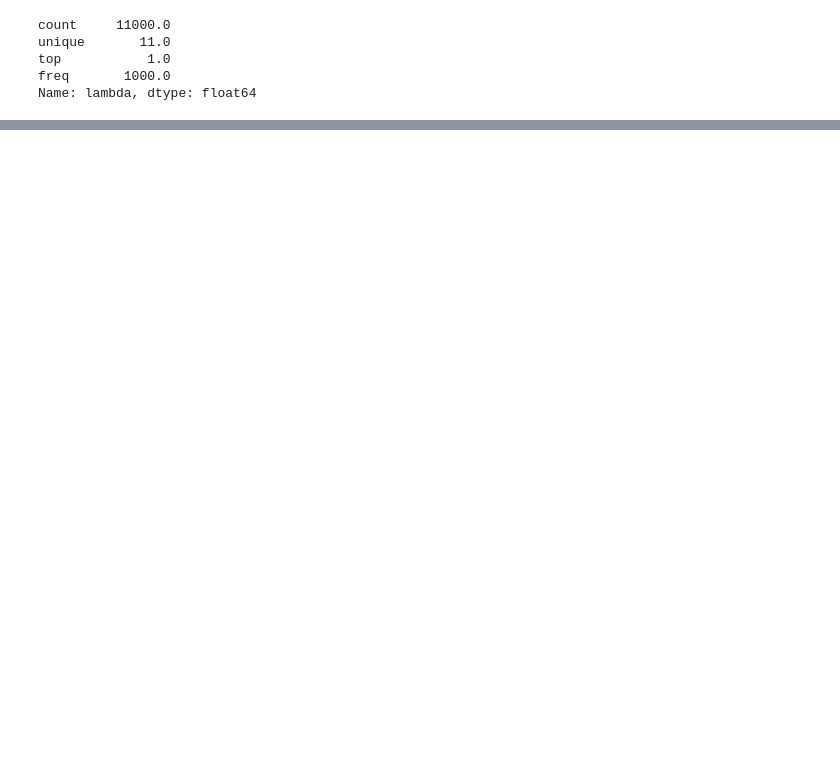
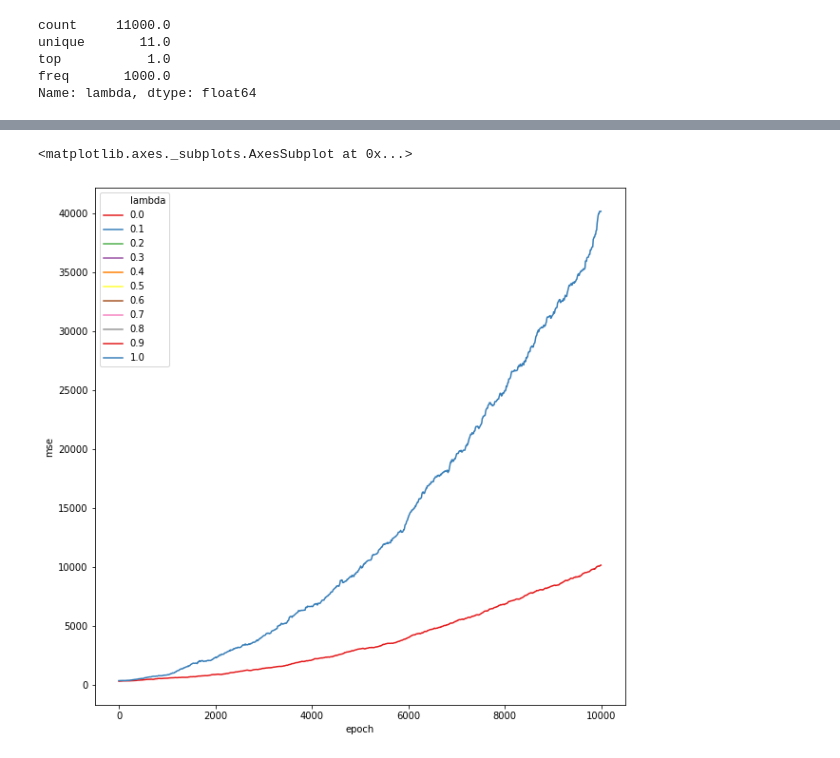
Before and after one commit to shantanusingh16/rl, a Jupyter notebook: Easy21.ipynb, the cells around one changed output, grey strips where cells are left out. Saved outputs shown, nothing was run; the diff lists cells and outputs as text; code cells hidden in the pictures; blank space fills up the shorter version.

```diff
--- a/Easy21.ipynb
+++ b/Easy21.ipynb
@@ -244,0 +335,7 @@ sns.lineplot(x='epoch',y='mse',hue='lambda',palette=sns.color_palette("Set1", 11
+# %%
+fig = plt.figure(figsize=(10,10))
+fdf = df[df["lambda"].isin([0,1])]
+sns.lineplot(x='epoch',y='mse',hue='lambda',palette=sns.color_palette("Set1", n_colors=11), data=fdf)
+# %% [output]
+<matplotlib.axes._subplots.AxesSubplot at 0x...>
+[figure, added]
```
Also changed, not shown: parts of 17 cells of this notebook.
